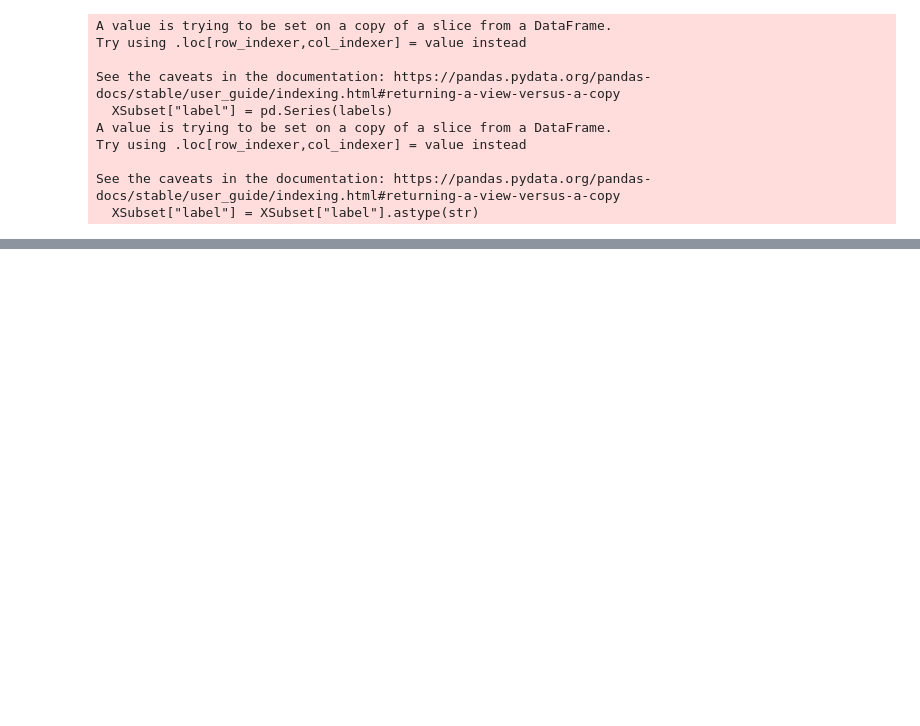
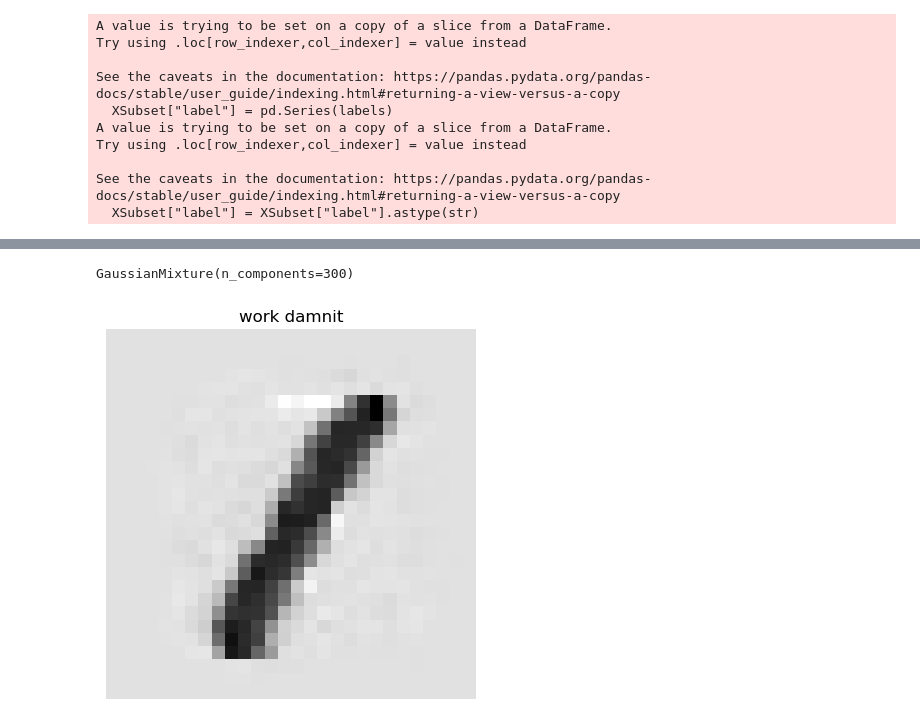
Before and after one commit to shaunmcgregor/ItML_Asn_3_Students, a Jupyter notebook: cluster_asn.ipynb, the cells around one changed output, grey strips where cells are left out. Cells and saved outputs as stored; diff of their text form; code cells hidden in the pictures; blank space fills up the shorter version.

```diff
--- a/cluster_asn.ipynb
+++ b/cluster_asn.ipynb
@@ -482,0 +489,3 @@ resetLabels = {
+# %%
+ones = XSubset[XSubset["number"] == "1"].drop(columns=["label","number"])
+ones
@@ -482,0 +506,11 @@ resetLabels = {
+# %%
+pcaOnes = pca.fit_transform(ones)
+
+onesModel = GaussianMixture(300, covariance_type='full')
+onesModel.fit(pcaOnes)
+# %% [output]
+GaussianMixture(n_components=300)
+# %%
+newOne = onesModel.sample(1)
+# %%
+newOne = newOne[0]
@@ -483,3 +520,8 @@ resetLabels = {
+# %%
+digit = pca.inverse_transform(newOne[0])
+showDigit(digit, "work damnit")
+# %% [output]
+[figure, added]
 # %%
 #Create a gmm model for each number based on the label I assigned
 #Should I throw out bad ones?
```
Also changed, not shown: parts of 4 cells of this notebook.
